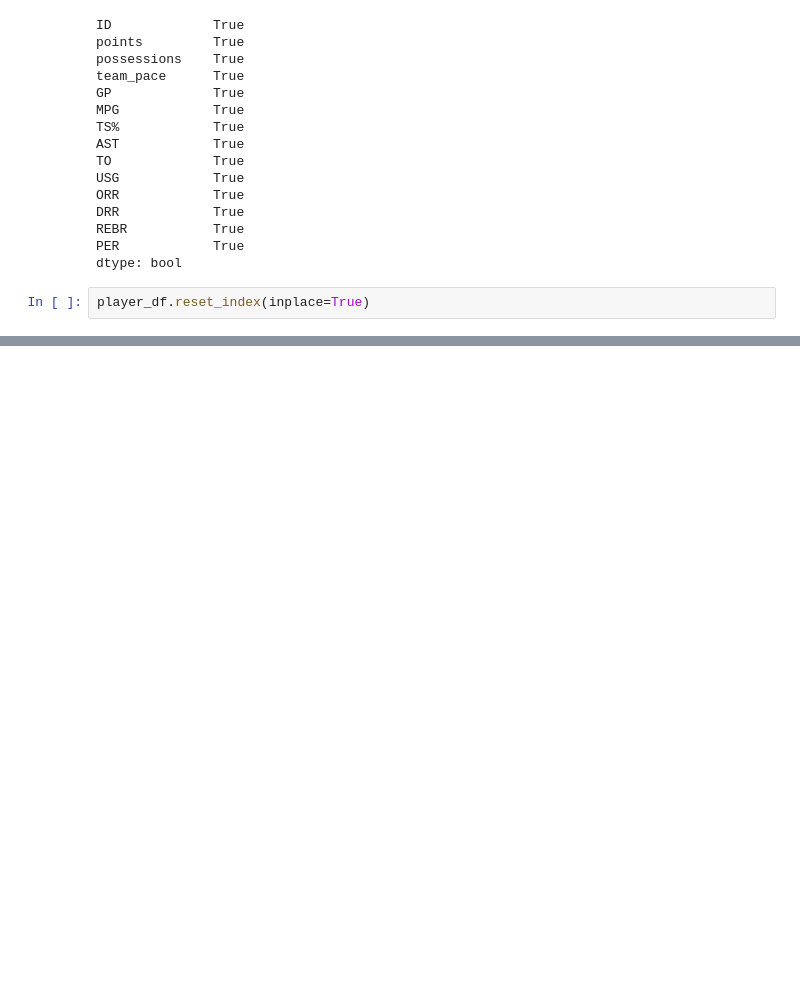
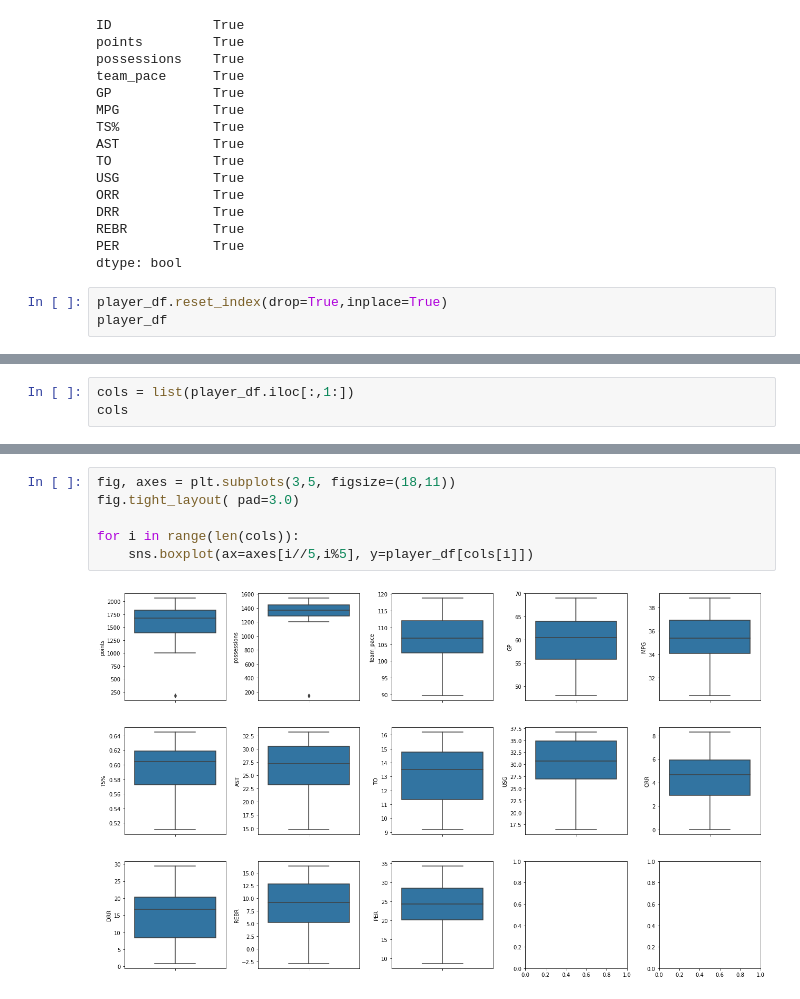
Before and after one commit to linqus/space-jam-anl, a Jupyter notebook: space-jam-anl.ipynb, the cells around one changed output, grey strips where cells are left out. Saved outputs shown, nothing was run; the diff lists cells and outputs as text; blank space fills up the shorter version.

Commit message:
add data visualisation

```diff
--- a/space-jam-anl.ipynb
+++ b/space-jam-anl.ipynb
@@ -168,4 +169,5 @@ REBR           True
 PER            True
 dtype: bool
 # %%
-player_df.reset_index(inplace=True)
+player_df.reset_index(drop=True,inplace=True)
+player_df
@@ -171,0 +224,3 @@ player_df.reset_index(inplace=True)
+# %%
+cols = list(player_df.iloc[:,1:])
+cols
@@ -171,0 +241,8 @@ player_df.reset_index(inplace=True)
+# %%
+fig, axes = plt.subplots(3,5, figsize=(18,11))
+fig.tight_layout( pad=3.0)
+
+for i in range(len(cols)):
+    sns.boxplot(ax=axes[i//5,i%5], y=player_df[cols[i]])
+# %% [output]
+[figure, added]
```
Also changed, not shown: parts of 17 cells of this notebook.
